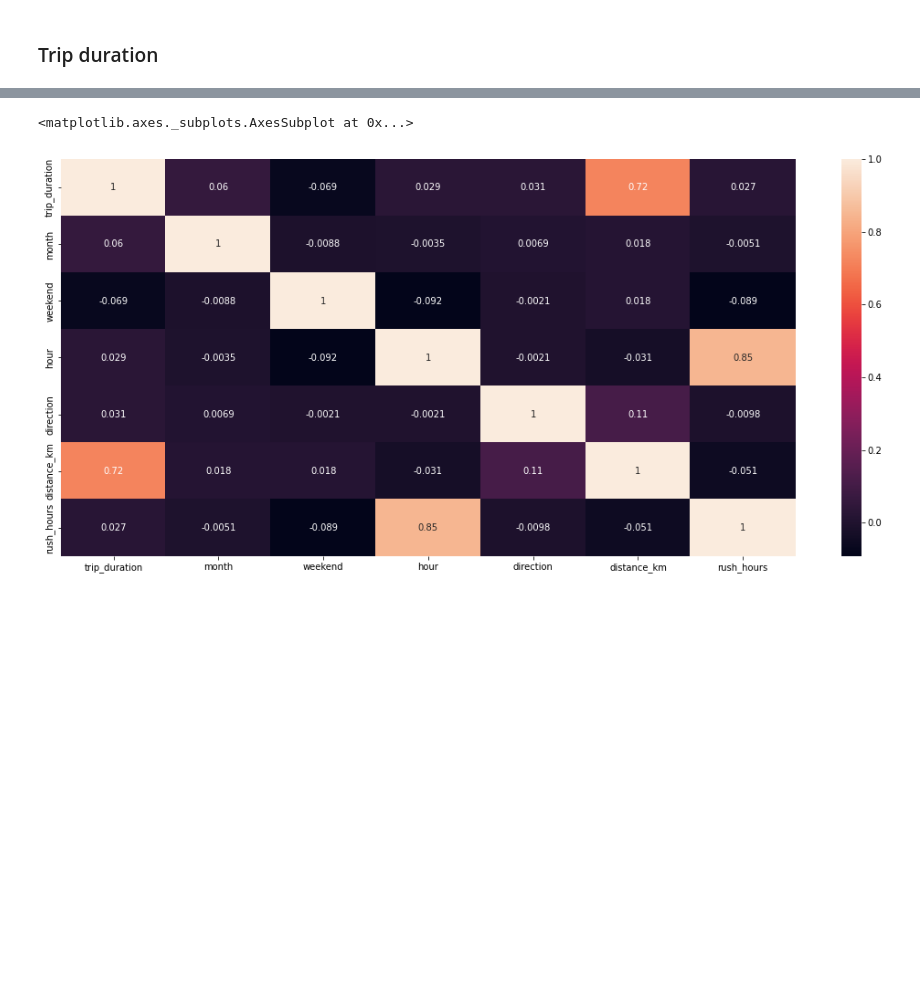
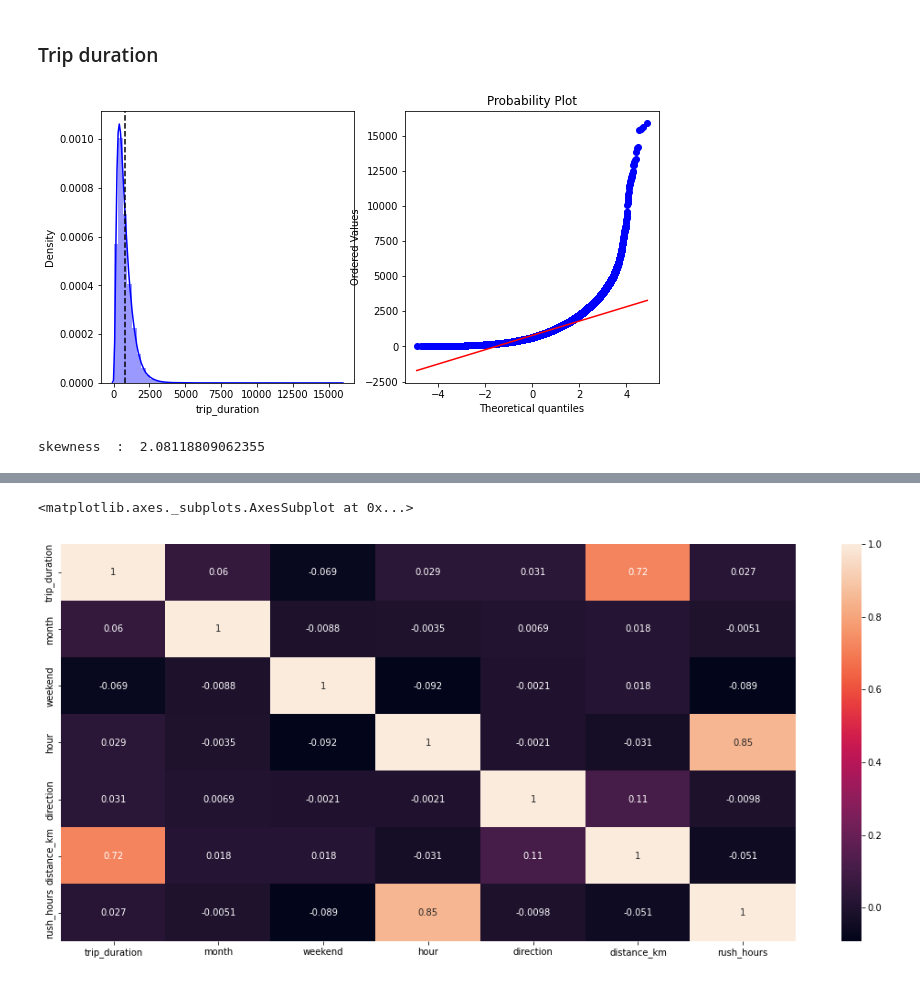
Before and after one commit to GaikwadSandesh/NYC_taxi_prediction, a Jupyter notebook: NYC_taxi_Prediction.ipynb, the cells around one changed output, grey strips where cells are left out. Cells and saved outputs as stored; diff of their text form; code cells hidden in the pictures; blank space fills up the shorter version.

```diff
--- a/NYC_taxi_Prediction.ipynb
+++ b/NYC_taxi_Prediction.ipynb
@@ -348,5 +356,8 @@ def normality(data,feature):
 # %% [markdown]
 ### Trip duration
 # %%
-# normality(df , 'trip_duration')
+normality(df , 'trip_duration')
+# %% [output]
+[figure, added]
+skewness  :  2.08118809062355
 # %%
```
Also changed, not shown: parts of 33 cells of this notebook.
